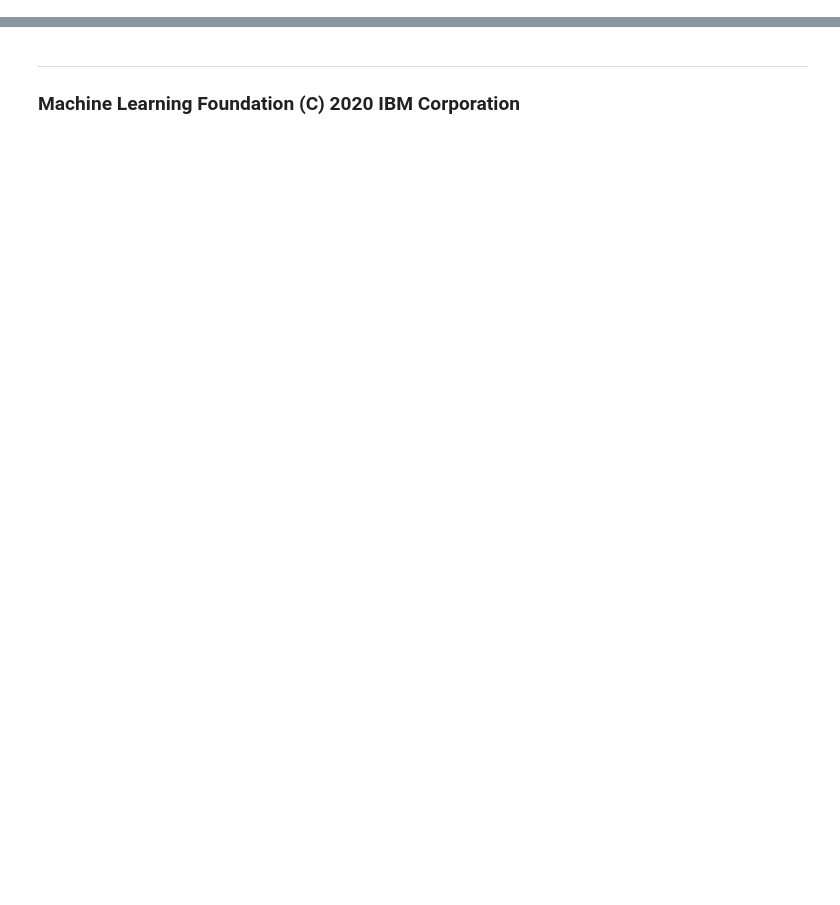
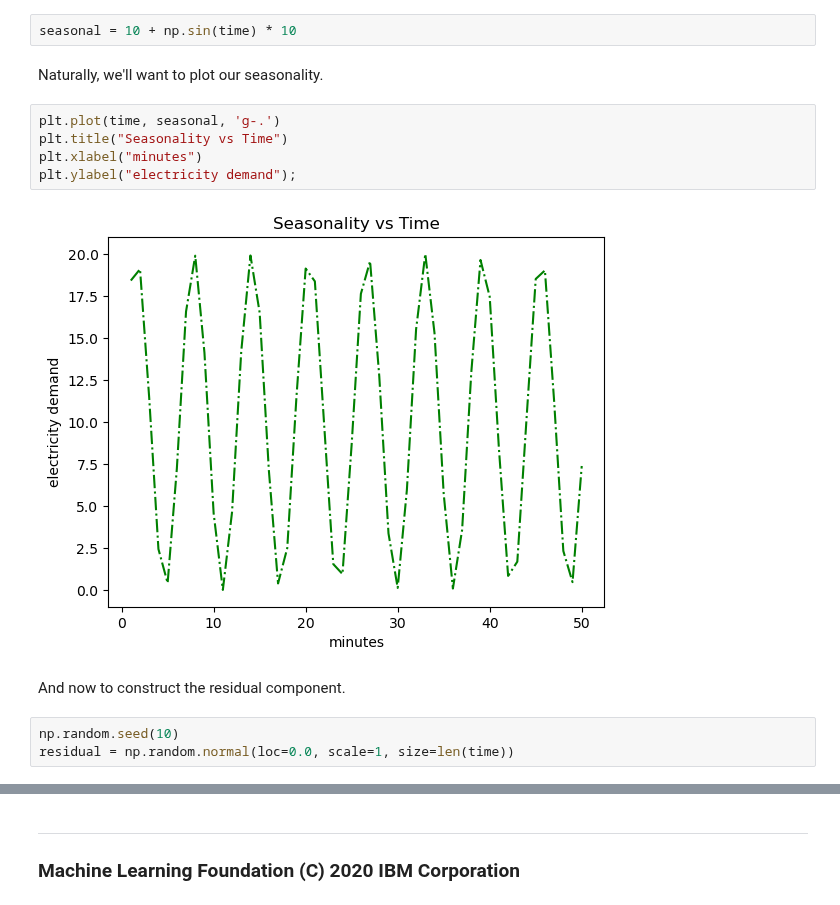
Before and after one commit to antonio-xrp/data-science-path, a Jupyter notebook: 0.4-MachineLearning/0.5-series-tiempo/practice.ipynb, the cells around one changed output, grey strips where cells are left out. Drawn from its saved outputs; the diff is of its cells as text; blank space fills up the shorter version.

```diff
--- a/0.4-MachineLearning/0.5-series-tiempo/practice.ipynb
+++ b/0.4-MachineLearning/0.5-series-tiempo/practice.ipynb
@@ -708,0 +64,16 @@ monthly_eda(cat_var='Sub-Category')
+# %%
+seasonal = 10 + np.sin(time) * 10
+# %% [markdown]
+Naturally, we'll want to plot our seasonality.
+# %%
+plt.plot(time, seasonal, 'g-.')
+plt.title("Seasonality vs Time")
+plt.xlabel("minutes")
+plt.ylabel("electricity demand");
+# %% [output]
+[figure, added]
+# %% [markdown]
+And now to construct the residual component.
+# %%
+np.random.seed(10)
+residual = np.random.normal(loc=0.0, scale=1, size=len(time))
```
Also changed, not shown: parts of 139 cells of this notebook.
